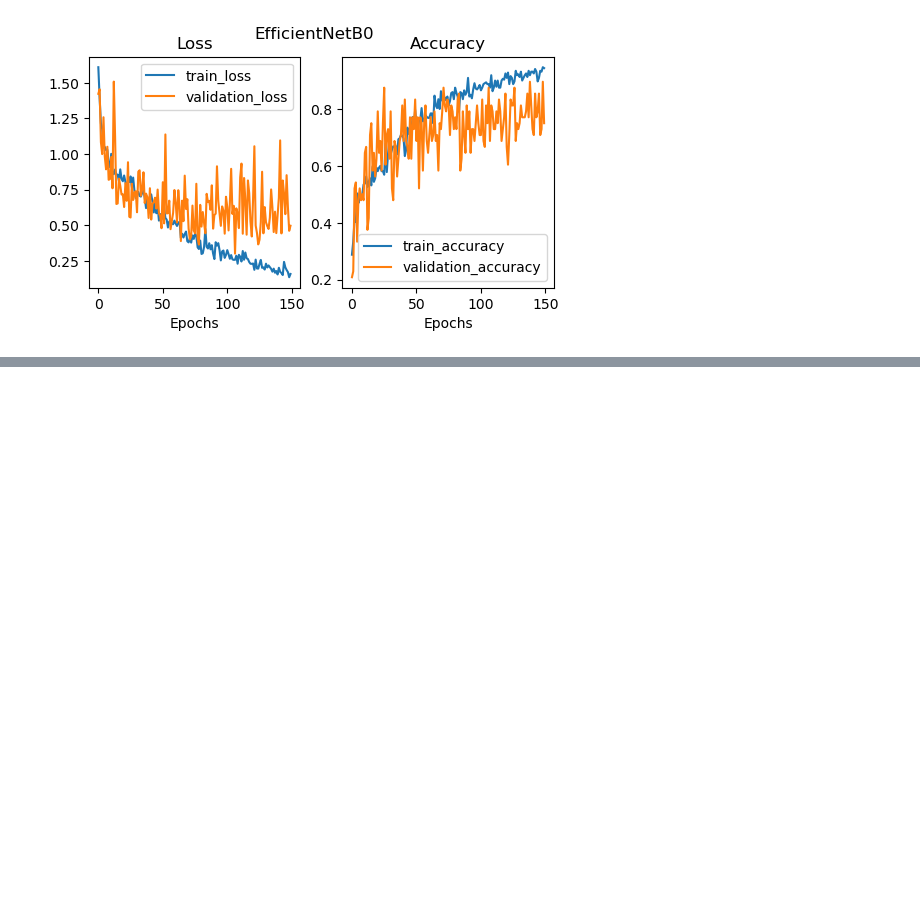
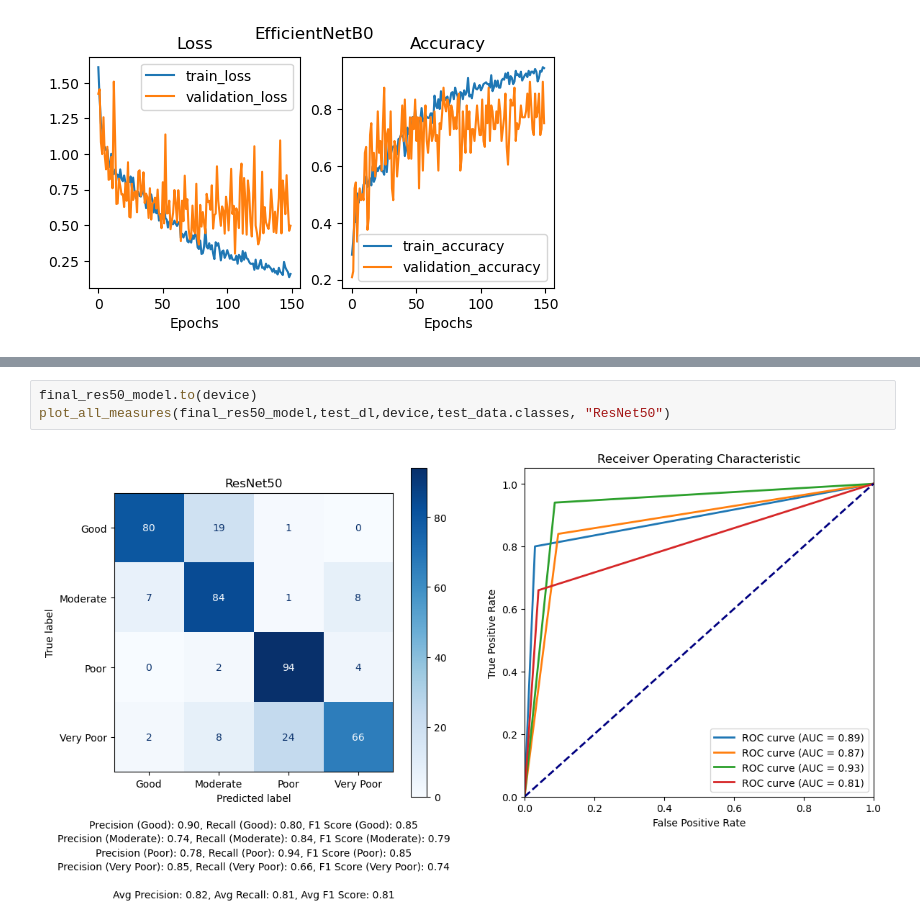
Before and after one commit to J-Mina/AQAUIS, a Jupyter notebook: Code/Visibility/13_Load_models_150.ipynb, the cells around one changed output, grey strips where cells are left out. Saved outputs shown, nothing was run; the diff lists cells and outputs as text; blank space fills up the shorter version.

```diff
--- a/Code/Visibility/13_Load_models_150.ipynb
+++ b/Code/Visibility/13_Load_models_150.ipynb
@@ -107,0 +160,5 @@ load_model(effnet_b0,)
+# %%
+final_res50_model.to(device)
+plot_all_measures(final_res50_model,test_dl,device,test_data.classes, "ResNet50")
+# %% [output]
+[figure, added]
```
Also changed, not shown: parts of 9 cells of this notebook, 13 other files.
